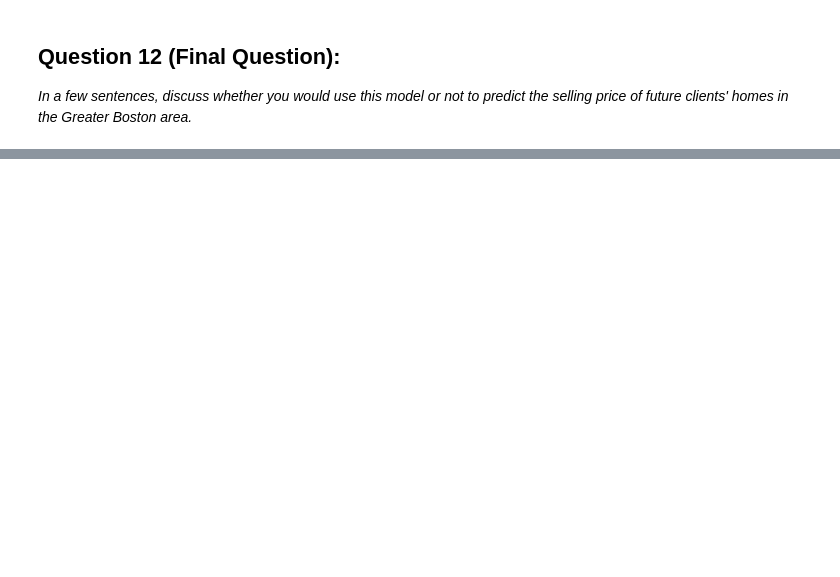
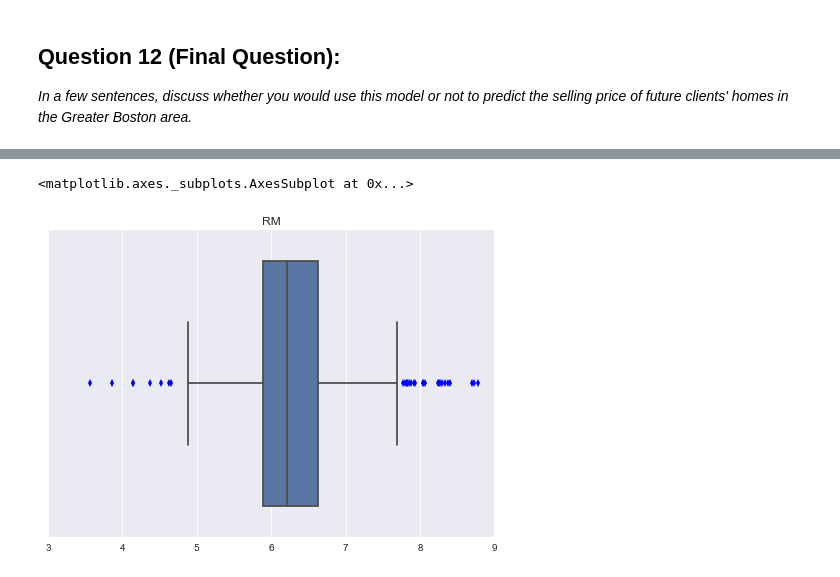
Before and after one commit to RyosukeHonda/Machine-Learning-ND, a Jupyter notebook: P1 boston housing/boston_housing.ipynb, the cells around one changed output, grey strips where cells are left out. Cells and saved outputs as stored; diff of their text form; code cells hidden in the pictures; blank space fills up the shorter version.

```diff
--- a/P1 boston housing/boston_housing.ipynb
+++ b/P1 boston housing/boston_housing.ipynb
@@ -548,0 +576,6 @@ The predicted value of client's home is smaller than mean and median house price
+# %%
+pl.title("RM")
+sns.boxplot(city_data.data[:,5])
+# %% [output]
+<matplotlib.axes._subplots.AxesSubplot at 0x...>
+[figure, added]
```
Also changed, not shown: parts of 10 cells of this notebook, 1 other file.
